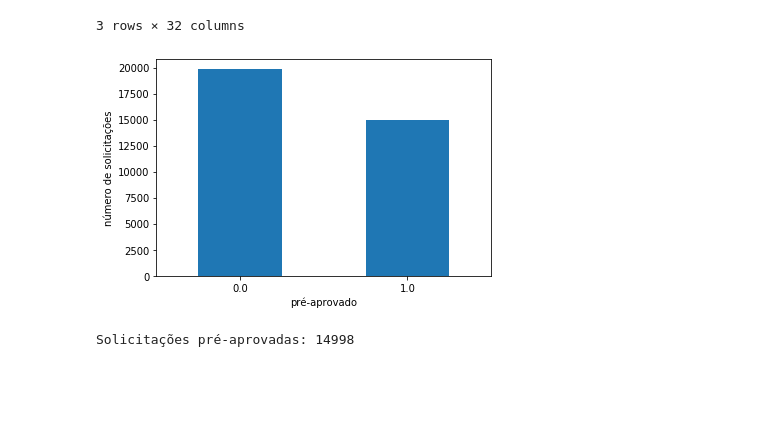
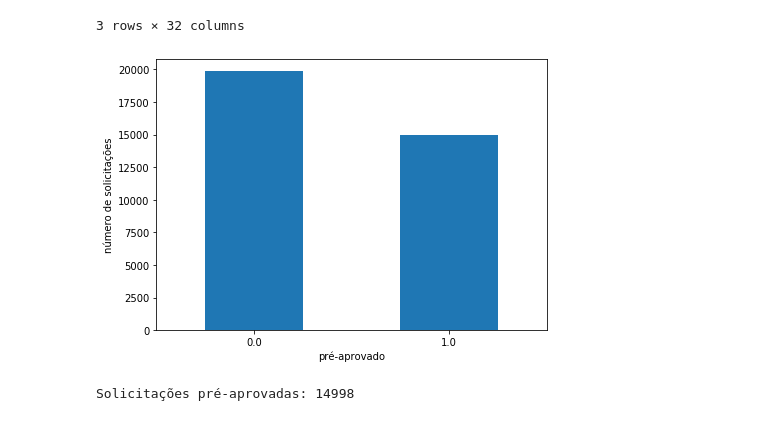
Before and after one commit to jruizvar/creditas, a Jupyter notebook: notebook/modelo_de_credito.ipynb, the cells around one changed output. Drawn from its saved outputs; the diff is of its cells as text; code cells hidden in the pictures; blank space fills up the shorter version.

```diff
--- a/notebook/modelo_de_credito.ipynb
+++ b/notebook/modelo_de_credito.ipynb
@@ -40,7 +41,8 @@ import matplotlib.pyplot as plt
 import numpy as np
 import pandas as pd
 # %%
-dataset = pd.read_csv('../dados/dataset.csv').drop_duplicates()
+dataset = pd.read_csv('../dados/dataset.csv') \
+    .drop_duplicates()
 
 dataset.head(3)
 # %% [output]
@@ -52,12 +54,12 @@ dataset.head(3)
 # %%
 pre_aprovados = dataset.pre_approved.value_counts()
 
-pre_aprovados.plot.bar(rot=0)
+pre_aprovados.plot.bar(rot=0, figsize=(7, 5))
 
 plt.ylabel('número de solicitações')
 plt.xlabel('pré-aprovado');
 # %% [output]
-[figure, old version]
+[figure, new version]
 # %%
 print('Solicitações pré-aprovadas:', pre_aprovados[1])
 # %% [output]
```
Also changed, not shown: parts of 18 cells of this notebook, 1 other file.
